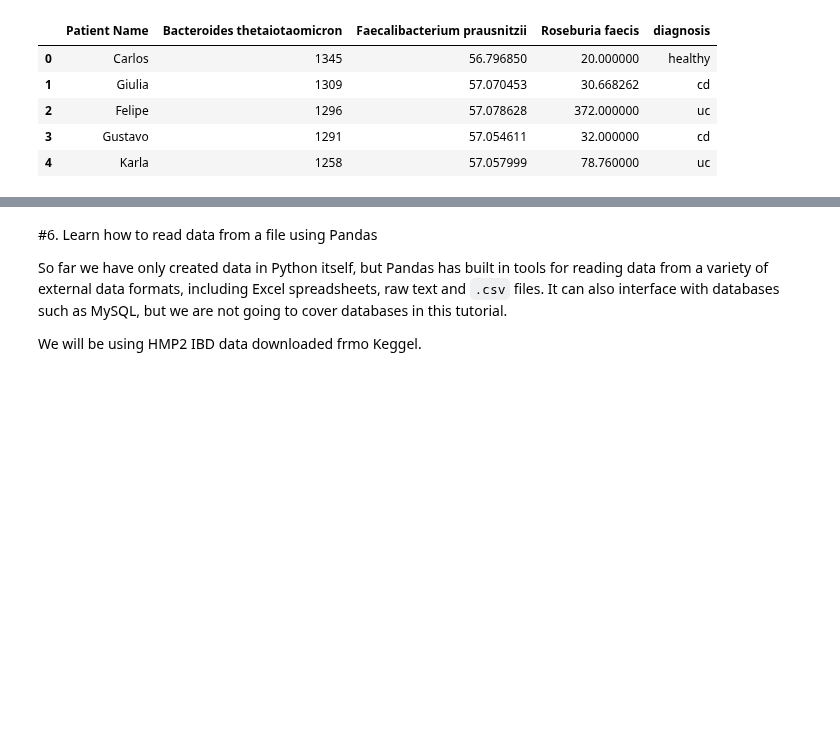
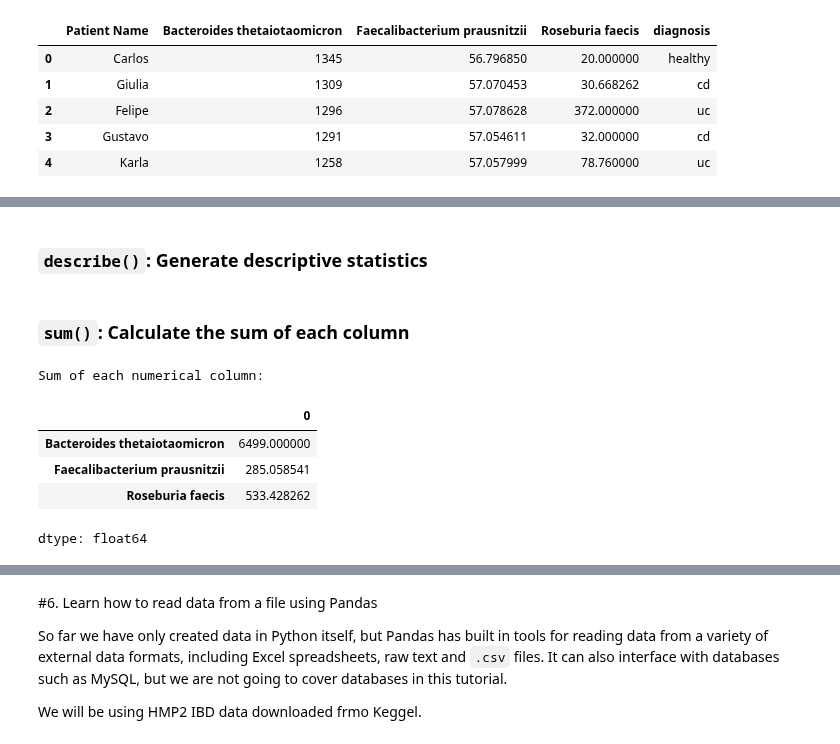
Before and after one commit to hector-ahg/predictive-microbiology-course, a Jupyter notebook: notebooks/02_python_data_analysis_with_pandas_and_matplotlib.ipynb, the cells around one changed output, grey strips where cells are left out. Cells and saved outputs as stored; diff of their text form; code cells hidden in the pictures; blank space fills up the shorter version.

```diff
--- a/notebooks/02_python_data_analysis_with_pandas_and_matplotlib.ipynb
+++ b/notebooks/02_python_data_analysis_with_pandas_and_matplotlib.ipynb
@@ -307,0 +339,14 @@ dataframe.head()
+# %% [markdown]
+### `describe()`: Generate descriptive statistics
+# %% [markdown]
+### `sum()`: Calculate the sum of each column
+# %%
+print("Sum of each numerical column:")
+display(dataframe.select_dtypes(include=['number']).sum()) # select only the columns that have a numeric data type (e.g., integers or floats) and calculate the sum
+# %% [output]
+Sum of each numerical column:
+|  | 0 |
+| Bacteroides thetaiotaomicron | 6499.000000 |
+| Faecalibacterium prausnitzii | 285.058541 |
+| Roseburia faecis | 533.428262 |
+dtype: float64
```
Also changed, not shown: parts of 29 cells of this notebook.
